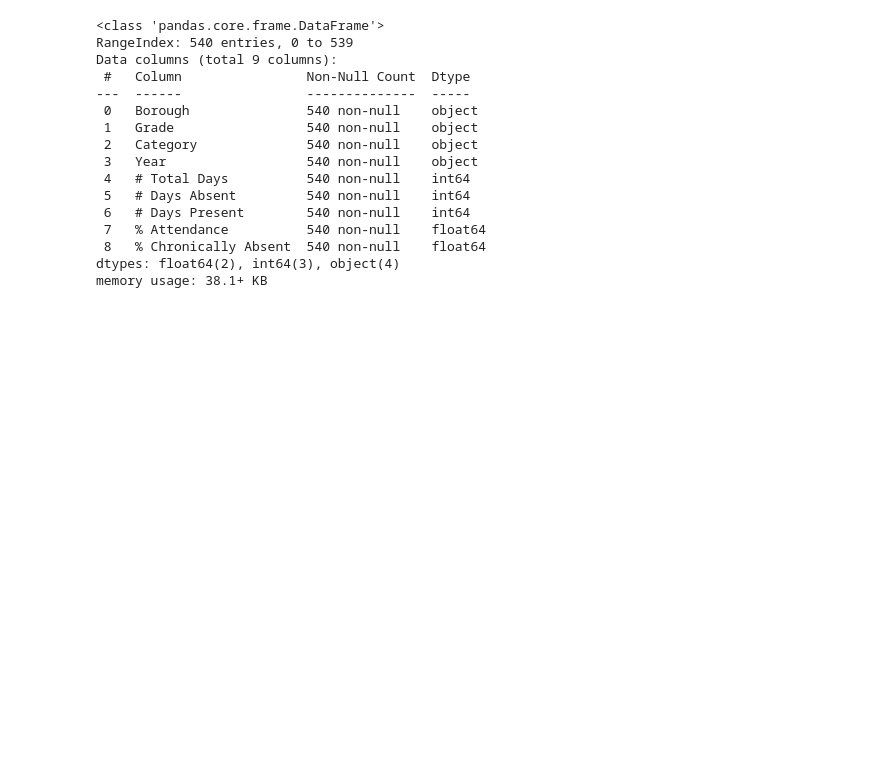
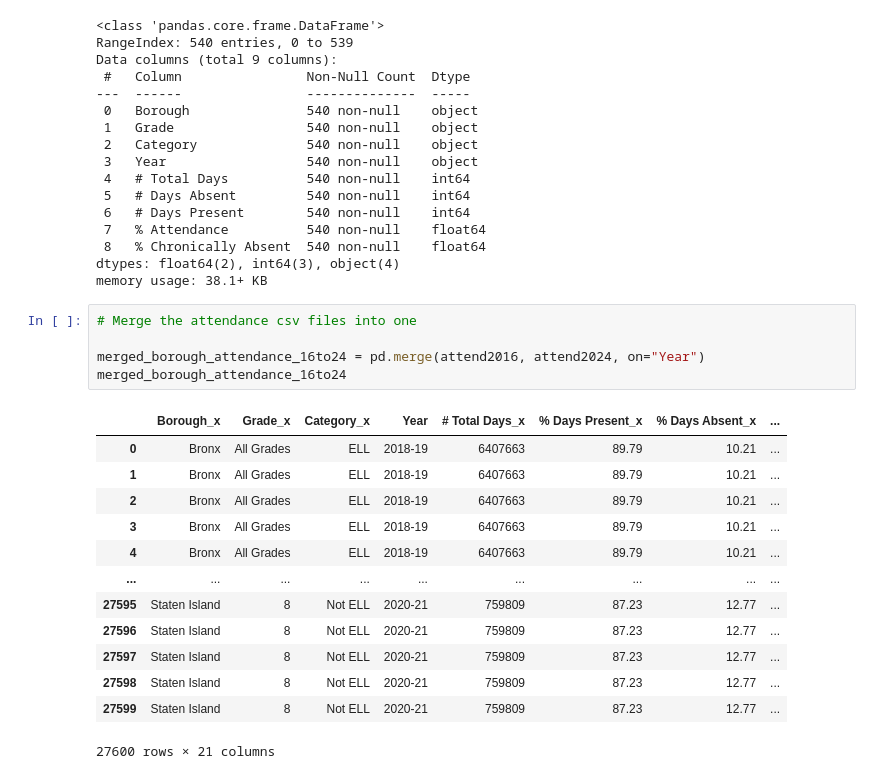
Before and after one commit to thetechleila/NYC-K-8-Public-School-Student-Performance-2016-2024, a Jupyter notebook: code/eda_overview.ipynb, the cells around one changed output. Cells and saved outputs as stored; diff of their text form; blank space fills up the shorter version.

Commit message:
merged attedance file

```diff
--- a/code/eda_overview.ipynb
+++ b/code/eda_overview.ipynb
@@ -405,3 +405,22 @@ Data columns (total 9 columns):
  8   % Chronically Absent  540 non-null    float64
 dtypes: float64(2), int64(3), object(4)
 memory usage: 38.1+ KB
+# %%
+# Merge the attendance csv files into one
+
+merged_borough_attendance_16to24 = pd.merge(attend2016, attend2024, on="Year")
+merged_borough_attendance_16to24
+# %% [output]
+|  | Borough_x | Grade_x | Category_x | Year | # Total Days_x | % Days Present_x | % Days Absent_x | ... |
+| 0 | Bronx | All Grades | ELL | 2018-19 | 6407663 | 89.79 | 10.21 | ... |
+| 1 | Bronx | All Grades | ELL | 2018-19 | 6407663 | 89.79 | 10.21 | ... |
+| 2 | Bronx | All Grades | ELL | 2018-19 | 6407663 | 89.79 | 10.21 | ... |
+| 3 | Bronx | All Grades | ELL | 2018-19 | 6407663 | 89.79 | 10.21 | ... |
+| 4 | Bronx | All Grades | ELL | 2018-19 | 6407663 | 89.79 | 10.21 | ... |
+| ... | ... | ... | ... | ... | ... | ... | ... | ... |
+| 27595 | Staten Island | 8 | Not ELL | 2020-21 | 759809 | 87.23 | 12.77 | ... |
+| 27596 | Staten Island | 8 | Not ELL | 2020-21 | 759809 | 87.23 | 12.77 | ... |
+| 27597 | Staten Island | 8 | Not ELL | 2020-21 | 759809 | 87.23 | 12.77 | ... |
+| 27598 | Staten Island | 8 | Not ELL | 2020-21 | 759809 | 87.23 | 12.77 | ... |
+| 27599 | Staten Island | 8 | Not ELL | 2020-21 | 759809 | 87.23 | 12.77 | ... |
+27600 rows × 21 columns
```
Also changed, not shown: parts of 8 cells of this notebook.
